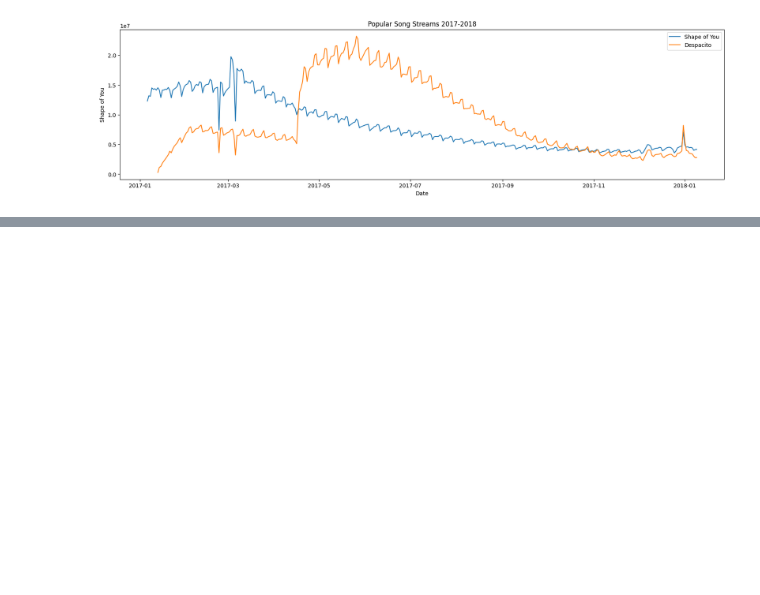
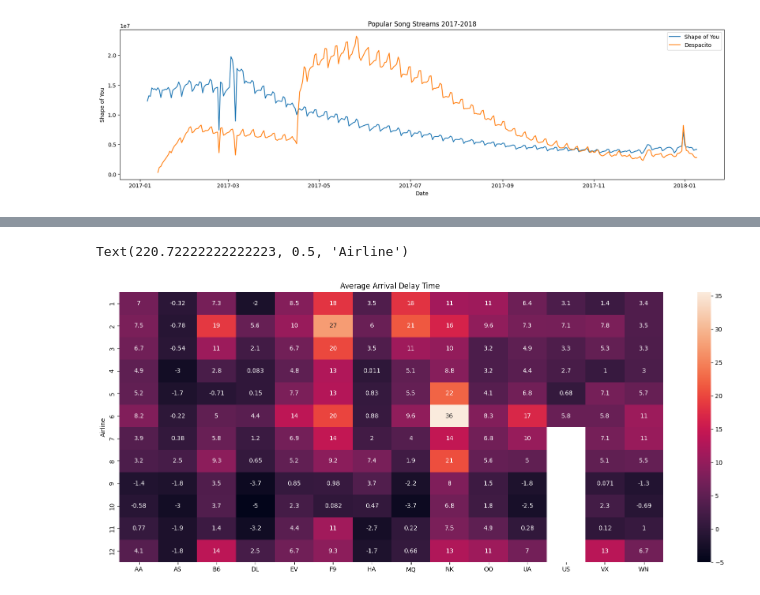
Before and after one commit to Unstopable18/Data-Visualization-Seaborn, a Jupyter notebook: main.ipynb, the cells around one changed output, grey strips where cells are left out. Saved outputs shown, nothing was run; the diff lists cells and outputs as text; code cells hidden in the pictures; blank space fills up the shorter version.

```diff
--- a/main.ipynb
+++ b/main.ipynb
@@ -80,0 +106,8 @@ flight_data=pd.read_csv(flight_filepath,index_col='Month')
+# %%
+plt.figure(figsize=(20,8))
+plt.title('Average Arrival Delay Time ')
+sns.heatmap(data=flight_data, annot=True)
+plt.ylabel('Airline')
+# %% [output]
+Text(220.72222222222223, 0.5, 'Airline')
+[figure, added]
```
Also changed, not shown: parts of 2 cells of this notebook.
